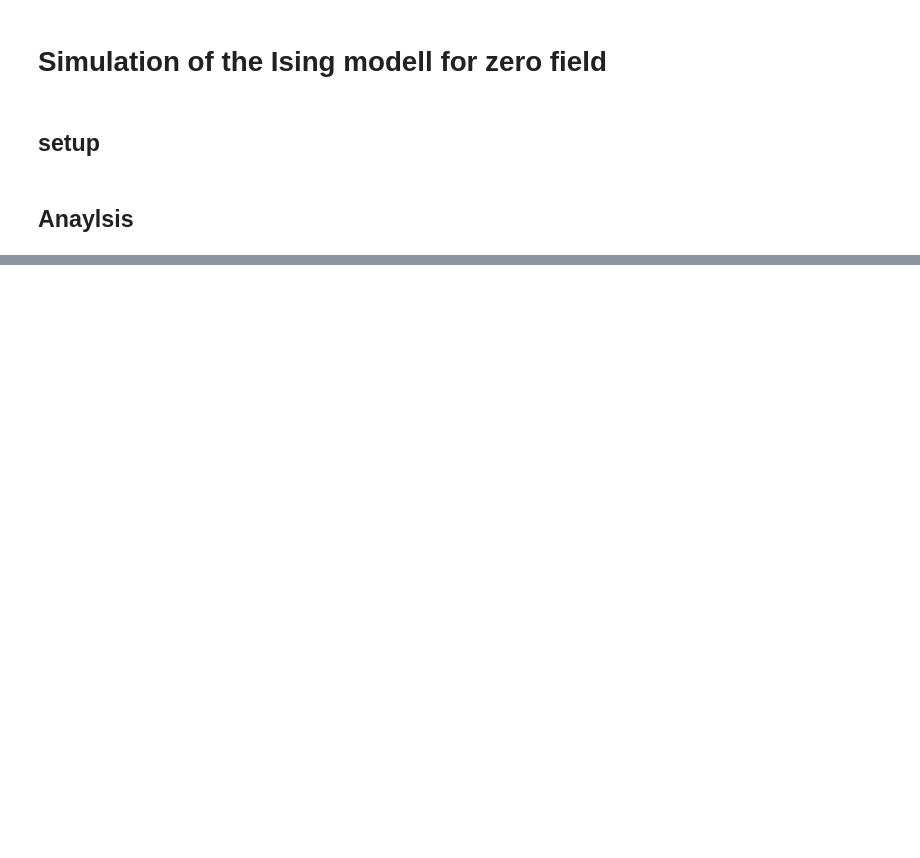
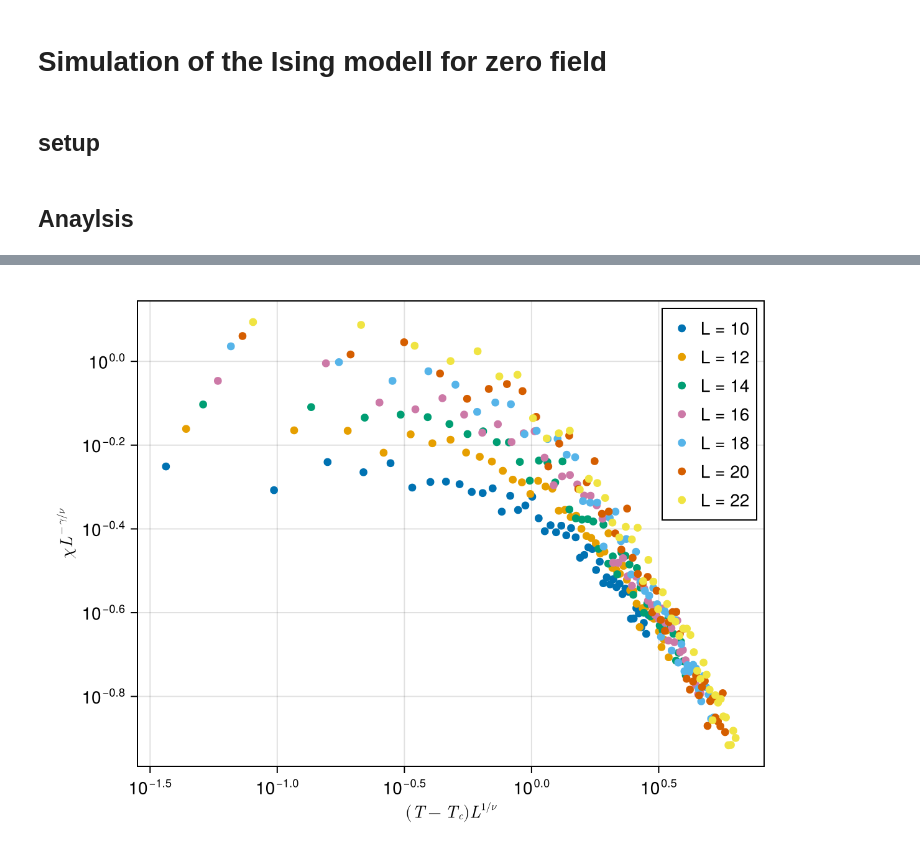
Before and after one commit to emhl/CoPhy3, a Jupyter notebook: ex02/notebooks/finite_size_scaling.ipynb, the cells around one changed output, grey strips where cells are left out. Cells and saved outputs as stored; diff of their text form; code cells hidden in the pictures; blank space fills up the shorter version.

```diff
--- a/ex02/notebooks/finite_size_scaling.ipynb
+++ b/ex02/notebooks/finite_size_scaling.ipynb
@@ -51,0 +103,5 @@ fig
+# %%
+# test with gamma = 1, nu = 1
+comp_gamma_nu(1.0, 1.0)
+# %% [output]
+[figure, added]
```
Also changed, not shown: parts of 20 cells of this notebook.
